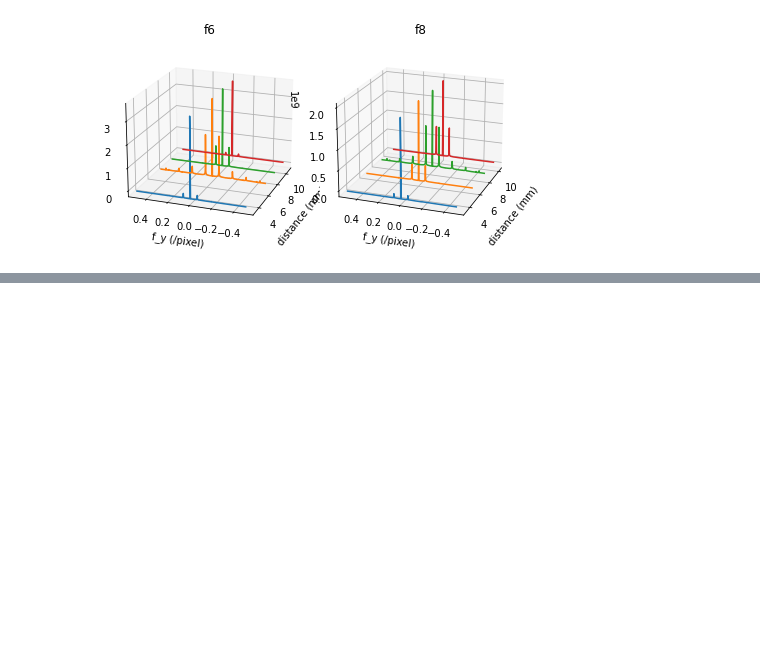
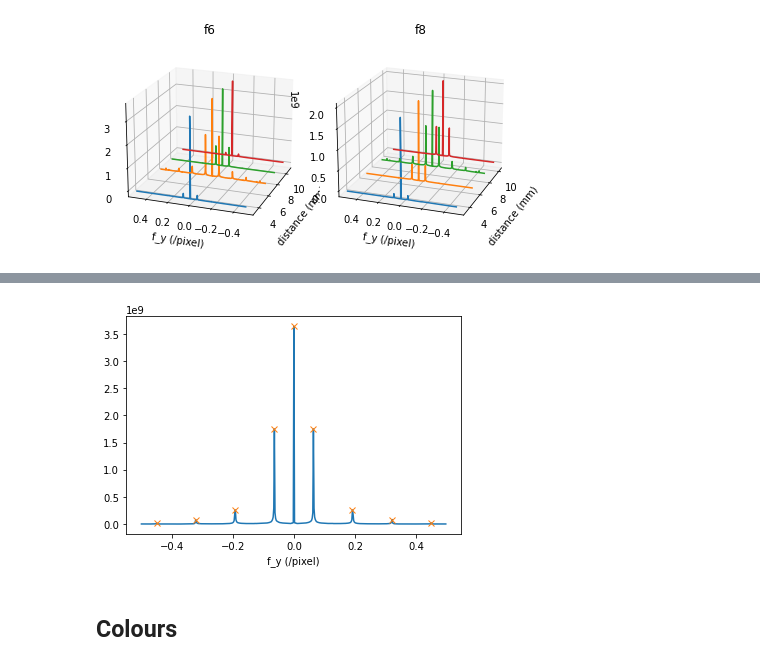
Before and after one commit to kwokkenton/optea, a Jupyter notebook: srayan_dof.ipynb, the cells around one changed output, grey strips where cells are left out. Cells and saved outputs as stored; diff of their text form; code cells hidden in the pictures; blank space fills up the shorter version.

```diff
--- a/srayan_dof.ipynb
+++ b/srayan_dof.ipynb
@@ -219,0 +242,12 @@ fft_plot_quartiles_compare([f6, f8], [D, D[:-1]], ['f6', 'f8'])
+# %%
+def fft_find_peaks(im, thresh=0.02e9):
+    ft, freqs = fourier(im)
+    peak_indices, properties = find_peaks(np.abs(ft)[:,ft.shape[1]//2], height=thresh)
+    plt.plot(np.fft.fftshift(freqs[0]), (np.abs(ft)[:,ft.shape[1]//2]))
+    plt.plot(np.fft.fftshift(freqs[0])[peak_indices], properties['peak_heights'],'x')
+    plt.xlabel('f_y (/pixel)')
+    plt.show()
+# %%
+fft_find_peaks(im[len(im)//2])
+# %% [output]
+[figure, added]
@@ -219,0 +279,2 @@ fft_plot_quartiles_compare([f6, f8], [D, D[:-1]], ['f6', 'f8'])
+# %% [markdown]
+## Colours
```
Also changed, not shown: parts of 16 cells of this notebook, 2 other files.
